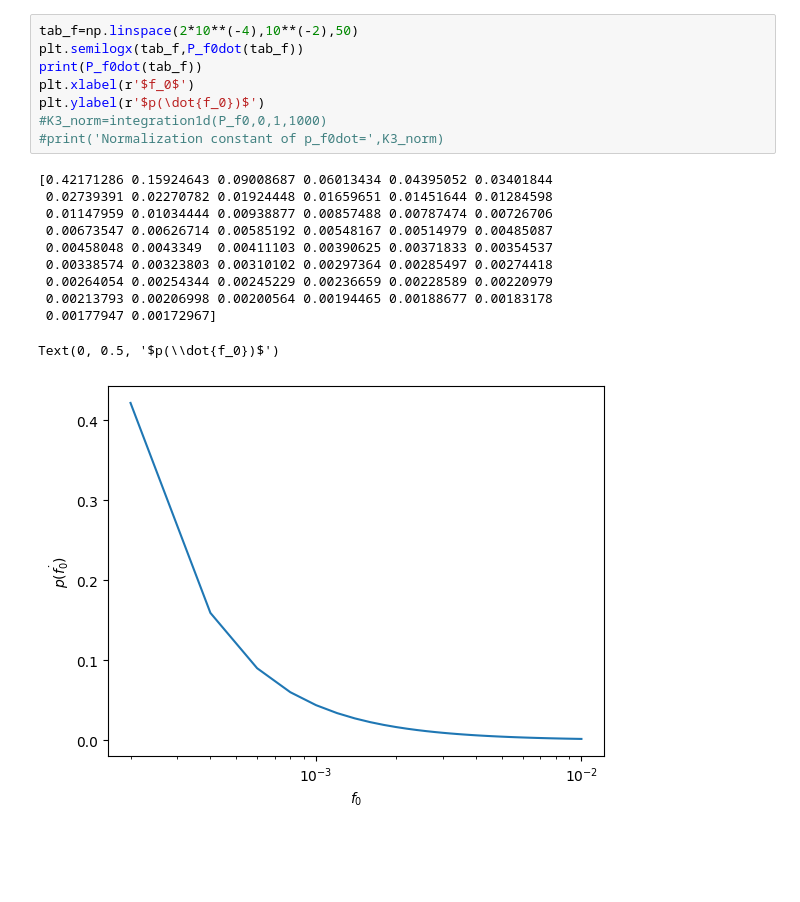
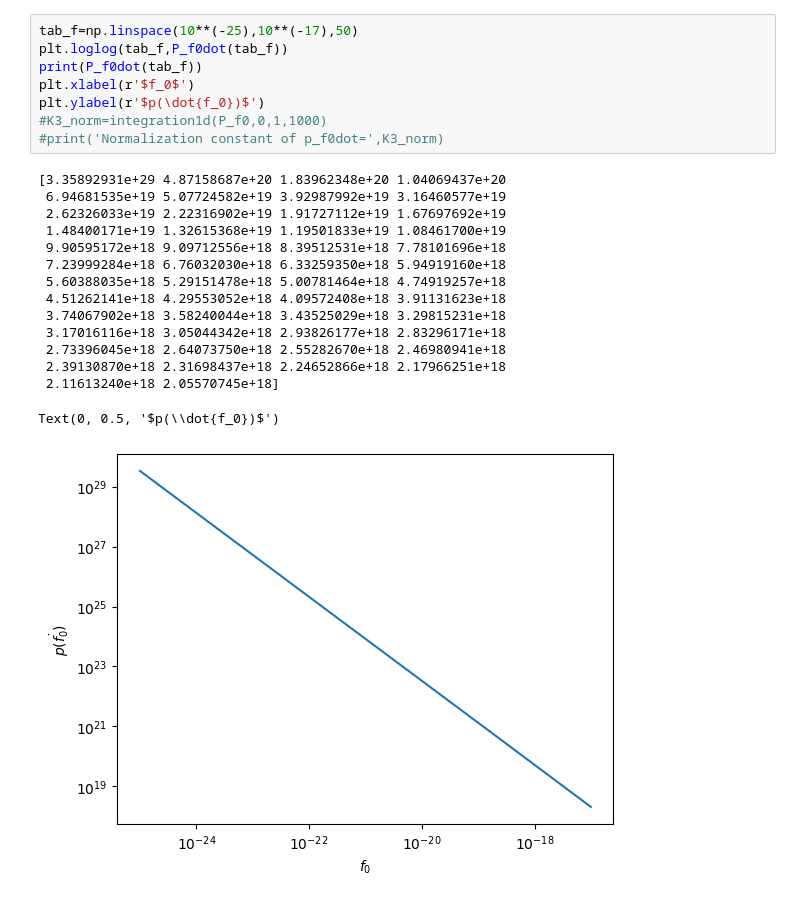
Before and after one commit to deborahDOR/Priors, a Jupyter notebook: SMBH_priors_updated.ipynb, the cells around one changed output. Saved outputs shown, nothing was run; the diff lists cells and outputs as text; blank space fills up the shorter version.

```diff
--- a/SMBH_priors_updated.ipynb
+++ b/SMBH_priors_updated.ipynb
@@ -134,20 +257,24 @@ print(P_f0(tab_f))
 # %%
-tab_f=np.linspace(2*10**(-4),10**(-2),50)
-plt.semilogx(tab_f,P_f0dot(tab_f))
+tab_f=np.linspace(10**(-25),10**(-17),50)
+plt.loglog(tab_f,P_f0dot(tab_f))
 print(P_f0dot(tab_f))
 plt.xlabel(r'$f_0$')
 plt.ylabel(r'$p(\dot{f_0})$')
 #K3_norm=integration1d(P_f0,0,1,1000)
 #print('Normalization constant of p_f0dot=',K3_norm)
 # %% [output]
-[0.42171286 0.15924643 0.09008687 0.06013434 0.04395052 0.03401844
- 0.02739391 0.02270782 0.01924448 0.01659651 0.01451644 0.01284598
- 0.01147959 0.01034444 0.00938877 0.00857488 0.00787474 0.00726706
- 0.00673547 0.00626714 0.00585192 0.00548167 0.00514979 0.00485087
- 0.00458048 0.0043349  0.00411103 0.00390625 0.00371833 0.00354537
- 0.00338574 0.00323803 0.00310102 0.00297364 0.00285497 0.00274418
- 0.00264054 0.00254344 0.00245229 0.00236659 0.00228589 0.00220979
- 0.00213793 0.00206998 0.00200564 0.00194465 0.00188677 0.00183178
- 0.00177947 0.00172967]
+[3.35892931e+29 4.87158687e+20 1.83962348e+20 1.04069437e+20
+ 6.94681535e+19 5.07724582e+19 3.92987992e+19 3.16460577e+19
+ 2.62326033e+19 2.22316902e+19 1.91727112e+19 1.67697692e+19
+ 1.48400171e+19 1.32615368e+19 1.19501833e+19 1.08461700e+19
+ 9.90595172e+18 9.09712556e+18 8.39512531e+18 7.78101696e+18
+ 7.23999284e+18 6.76032030e+18 6.33259350e+18 5.94919160e+18
+ 5.60388035e+18 5.29151478e+18 5.00781464e+18 4.74919257e+18
+ 4.51262141e+18 4.29553052e+18 4.09572408e+18 3.91131623e+18
+ 3.74067902e+18 3.58240044e+18 3.43525029e+18 3.29815231e+18
+ 3.17016116e+18 3.05044342e+18 2.93826177e+18 2.83296171e+18
+ 2.73396045e+18 2.64073750e+18 2.55282670e+18 2.46980941e+18
+ 2.39130870e+18 2.31698437e+18 2.24652866e+18 2.17966251e+18
+ 2.11613240e+18 2.05570745e+18]
 Text(0, 0.5, '$p(\\dot{f_0})$')
-[figure, old version]
+[figure, new version]
```
Also changed, not shown: parts of 19 cells of this notebook, 2 other files.
